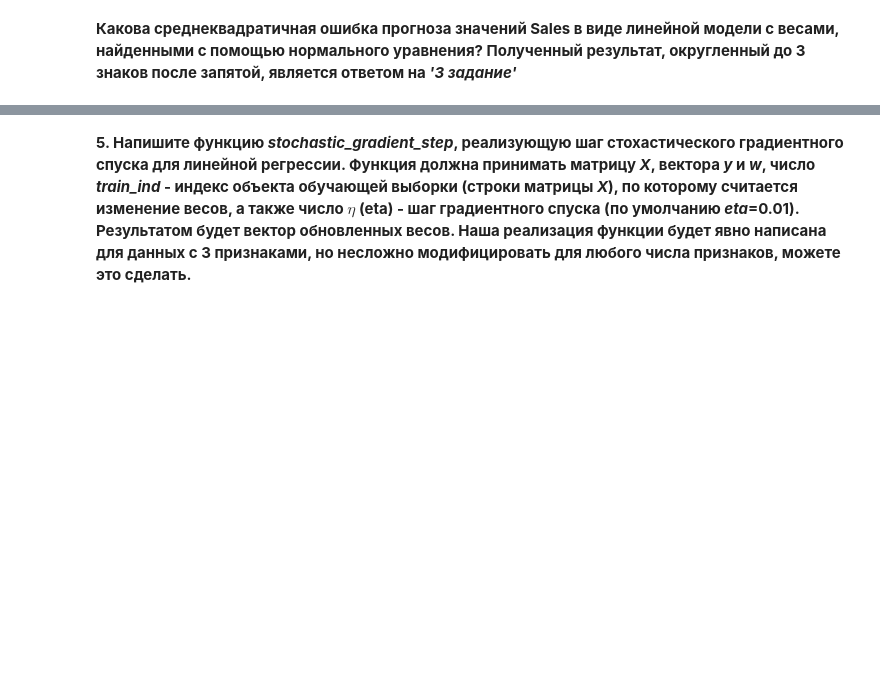
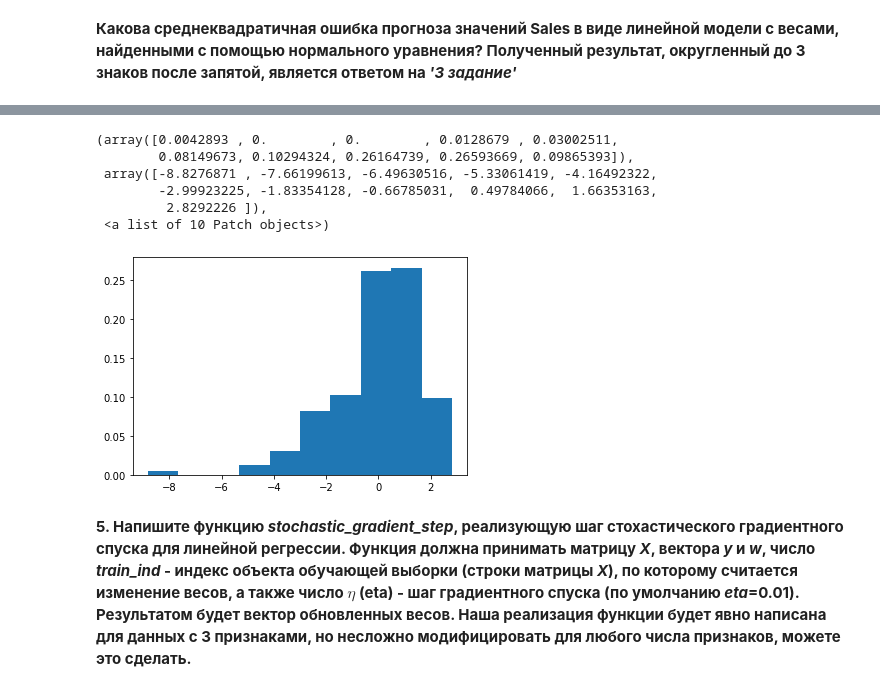
Before and after one commit to daria-popova/coursera_ML, a Jupyter notebook: week2-1/task2_PA_linreg_stochastic_grad_descent.ipynb, the cells around one changed output, grey strips where cells are left out. Cells and saved outputs as stored; diff of their text form; code cells hidden in the pictures; blank space fills up the shorter version.

```diff
--- a/week2-1/task2_PA_linreg_stochastic_grad_descent.ipynb
+++ b/week2-1/task2_PA_linreg_stochastic_grad_descent.ipynb
@@ -210,3 +214,14 @@ print(round(answer3, 3))
+# %%
+#гистограмма распределения остатков
+plt.hist(err_vector, density=True)
+# %% [output]
+(array([0.0042893 , 0.        , 0.        , 0.0128679 , 0.03002511,
+        0.08149673, 0.10294324, 0.26164739, 0.26593669, 0.09865393]),
+ array([-8.8276871 , -7.66199613, -6.49630516, -5.33061419, -4.16492322,
+        -2.99923225, -1.83354128, -0.66785031,  0.49784066,  1.66353163,
+         2.8292226 ]),
+ <a list of 10 Patch objects>)
+[figure, added]
 # %% [markdown]
 **5. Напишите функцию *stochastic_gradient_step*, реализующую шаг стохастического градиентного спуска для линейной регрессии. Функция должна принимать матрицу *X*, вектора *y* и *w*, число *train_ind* - индекс объекта обучающей выборки (строки матрицы *X*), по которому считается изменение весов, а также число *$\eta$* (eta) - шаг градиентного спуска (по умолчанию *eta*=0.01). Результатом будет вектор обновленных весов. Наша реализация функции будет явно написана для данных с 3 признаками, но несложно модифицировать для любого числа признаков, можете это сделать.**
 # %%
```
Also changed, not shown: parts of 9 cells of this notebook.
